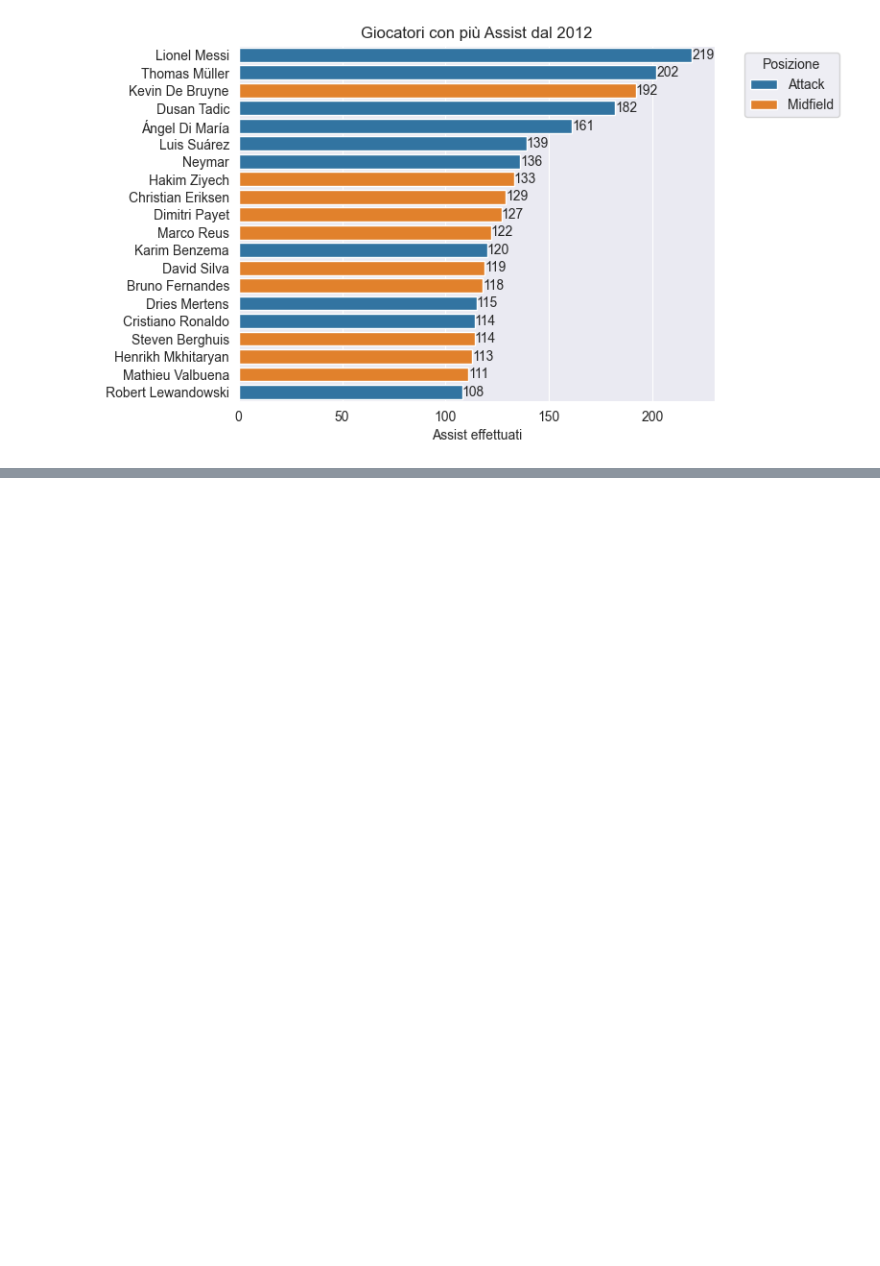
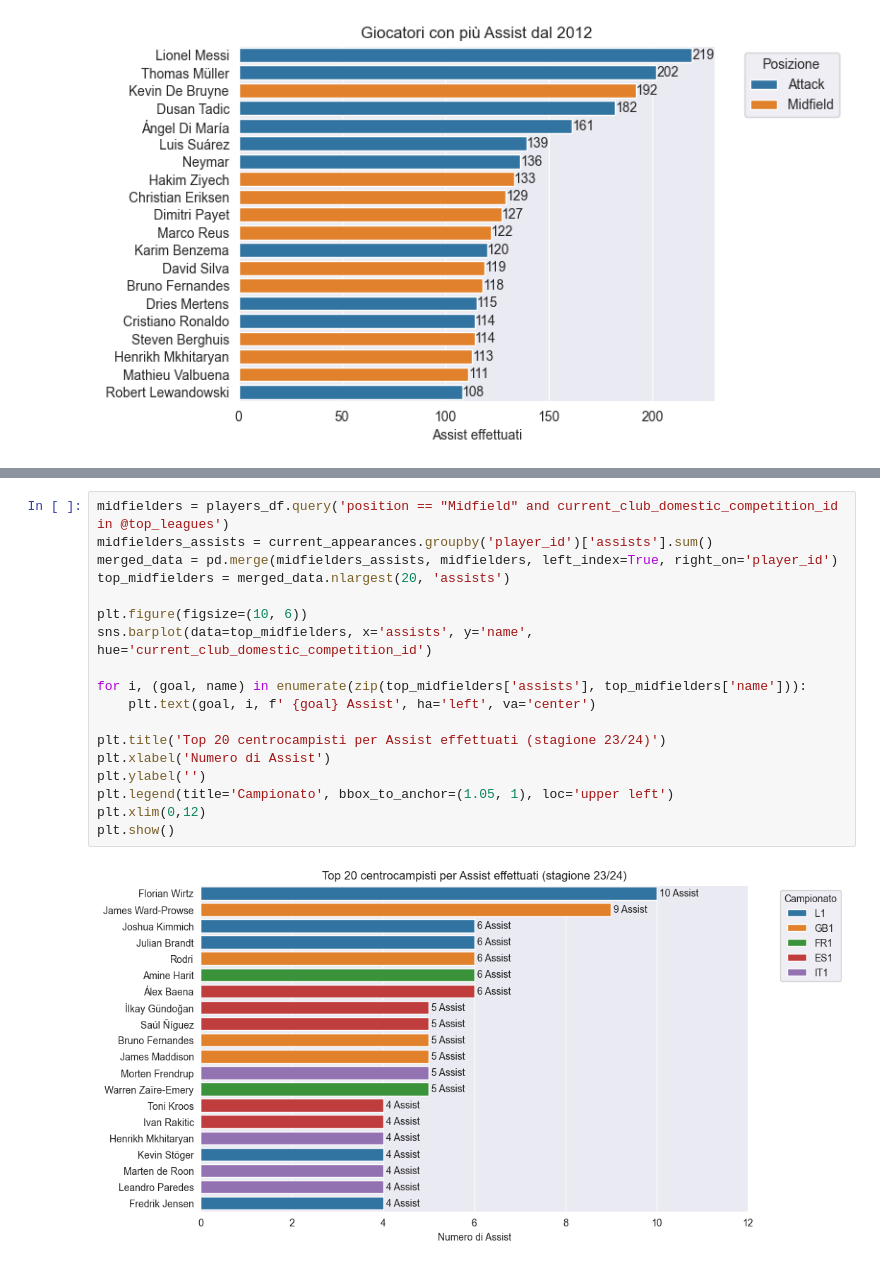
Before and after one commit to RiccardoPili/Football-Data-Analysis, a Jupyter notebook: appearances.ipynb, the cells around one changed output, grey strips where cells are left out. Drawn from its saved outputs; the diff is of its cells as text; blank space fills up the shorter version.

```diff
--- a/appearances.ipynb
+++ b/appearances.ipynb
@@ -294,0 +374,20 @@ plt.show()
+# %%
+midfielders = players_df.query('position == "Midfield" and current_club_domestic_competition_id in @top_leagues')
+midfielders_assists = current_appearances.groupby('player_id')['assists'].sum()
+merged_data = pd.merge(midfielders_assists, midfielders, left_index=True, right_on='player_id')
+top_midfielders = merged_data.nlargest(20, 'assists')
+
+plt.figure(figsize=(10, 6))
+sns.barplot(data=top_midfielders, x='assists', y='name', hue='current_club_domestic_competition_id')
+
+for i, (goal, name) in enumerate(zip(top_midfielders['assists'], top_midfielders['name'])):
+    plt.text(goal, i, f' {goal} Assist', ha='left', va='center')
+
+plt.title('Top 20 centrocampisti per Assist effettuati (stagione 23/24)')
+plt.xlabel('Numero di Assist')
+plt.ylabel('')
+plt.legend(title='Campionato', bbox_to_anchor=(1.05, 1), loc='upper left')
+plt.xlim(0,12)
+plt.show()
+# %% [output]
+[figure, added]
```
Also changed, not shown: parts of 4 cells of this notebook.
